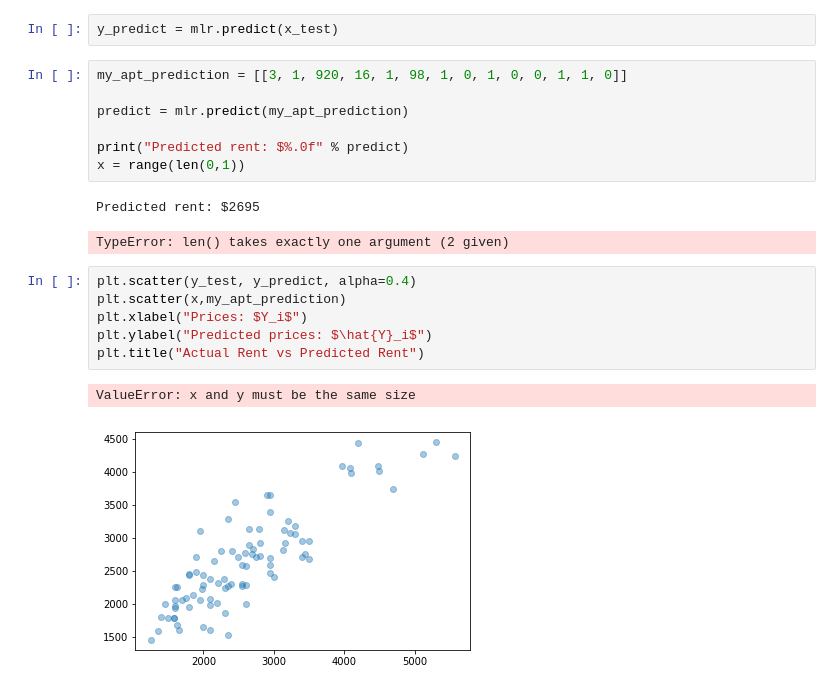
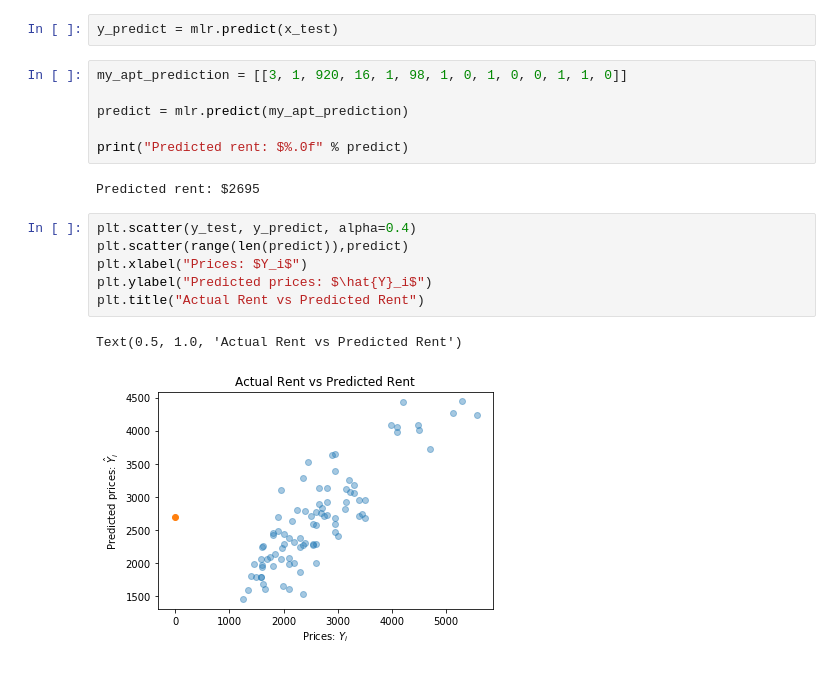
Before and after one commit to albidipri/from_ubuntu, a Jupyter notebook: My apt prediction.ipynb, the cells around one changed output. Saved outputs shown, nothing was run; the diff lists cells and outputs as text.

```diff
--- a/My apt prediction.ipynb
+++ b/My apt prediction.ipynb
@@ -87,18 +87,16 @@ my_apt_prediction = [[3, 1, 920, 16, 1, 98, 1, 0, 1, 0, 0, 1, 1, 0]]
 predict = mlr.predict(my_apt_prediction)
 
 print("Predicted rent: $%.0f" % predict)
-x = range(len(0,1))
 # %% [output]
 Predicted rent: $2695
-TypeError: len() takes exactly one argument (2 given)
 # %%
 plt.scatter(y_test, y_predict, alpha=0.4)
-plt.scatter(x,my_apt_prediction)
+plt.scatter(range(len(predict)),predict)
 plt.xlabel("Prices: $Y_i$")
 plt.ylabel("Predicted prices: $\hat{Y}_i$")
 plt.title("Actual Rent vs Predicted Rent")
 # %% [output]
-ValueError: x and y must be the same size
+Text(0.5, 1.0, 'Actual Rent vs Predicted Rent')
-[figure, old version]
+[figure, new version]
 # %%
 mlr.coef_
```
Also changed, not shown: parts of 4 cells of this notebook, 1 other file.
